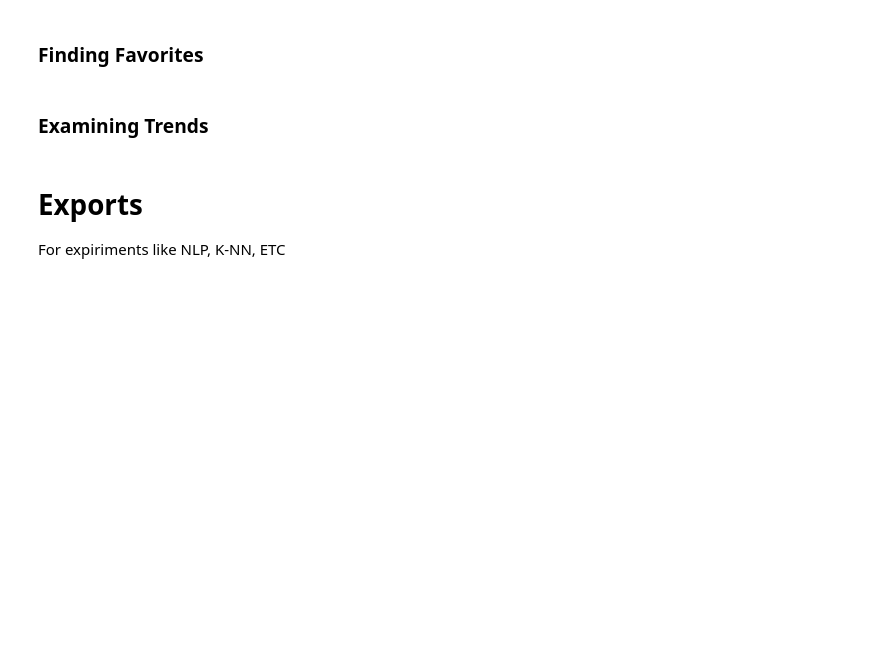
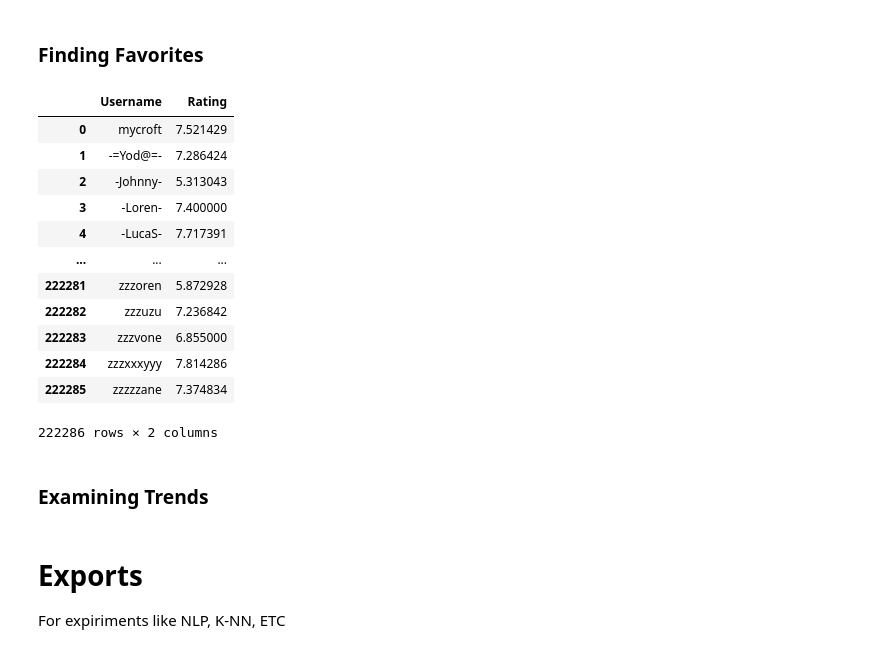
Before and after one commit to mcumiskey/Meeple-Matchmaker, a Jupyter notebook: meeple-matchmaker.ipynb, the cells around one changed output. Cells and saved outputs as stored; diff of their text form; code cells hidden in the pictures; blank space fills up the shorter version.

```diff
--- a/meeple-matchmaker.ipynb
+++ b/meeple-matchmaker.ipynb
@@ -1055,12 +1113,11 @@ Based on this, it looks like the 50% percentile are those who have rated more th
 # %%
 # filter for users with more than x ratings
-min_user_ratings = 12
+min_user_ratings = 10
 
 rating_counter = users_filtered_df['Username'].value_counts()
 user_mask = users_filtered_df['Username'].isin(rating_counter[rating_counter < min_user_ratings].index)
 
 users_filtered_df.drop(index=users_filtered_df[user_mask].index, inplace=True)
-users_filtered_df
 # %% [output]
 A value is trying to be set on a copy of a slice from a DataFrame
 
@@ -1113,3 +1204,23 @@ See the caveats in the documentation: https://pandas.pydata.org/pandas-docs/stab
+# %%
+user_groups = users_filtered_df.groupby('Username').mean()
+user_groups = user_groups.drop(columns='BGGId')
+user_groups = user_groups.reset_index()
+
+user_groups
+# %% [output]
+|  | Username | Rating |
+| 0 | mycroft | 7.521429 |
+| 1 | -=Yod@=- | 7.286424 |
+| 2 | -Johnny- | 5.313043 |
+| 3 | -Loren- | 7.400000 |
+| 4 | -LucaS- | 7.717391 |
+| ... | ... | ... |
+| 222281 | zzzoren | 5.872928 |
+| 222282 | zzzuzu | 7.236842 |
+| 222283 | zzzvone | 6.855000 |
+| 222284 | zzzxxxyyy | 7.814286 |
+| 222285 | zzzzzane | 7.374834 |
+222286 rows × 2 columns
 # %% [markdown]
 ### Examining Trends
 # %% [markdown]
```
Also changed, not shown: parts of 91 cells of this notebook, 7 other files.
